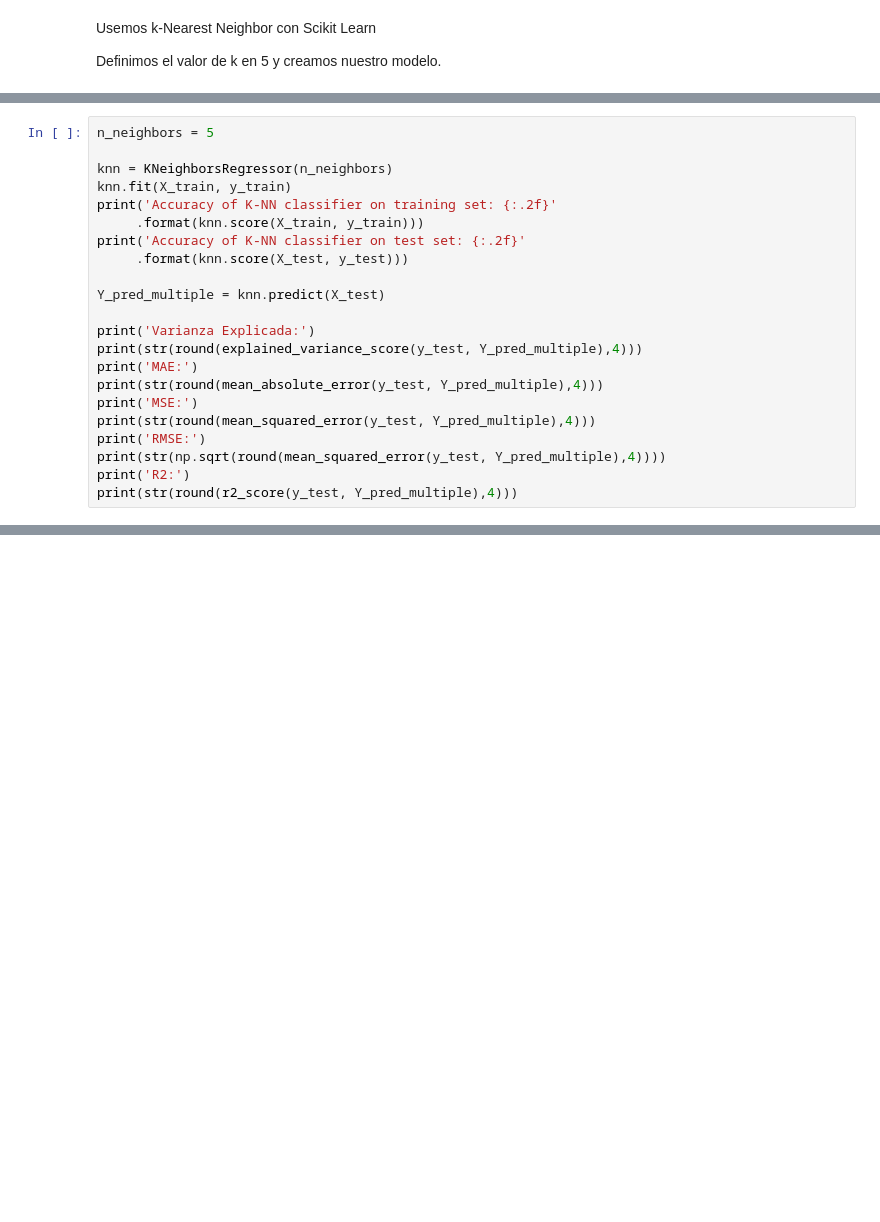
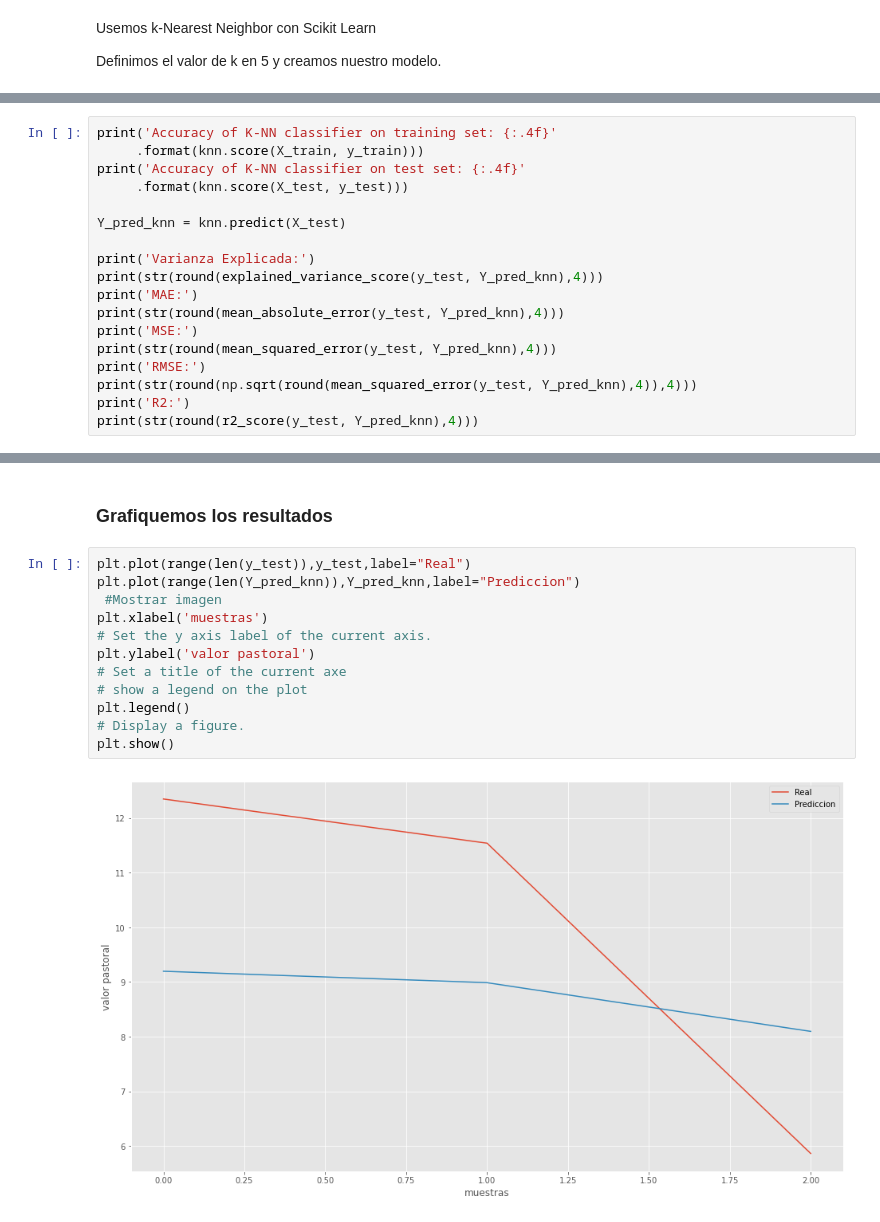
Before and after one commit to LucilaAllende/datos-tesina-2021, a Jupyter notebook: Cuadernos Jupyter/Forraje/Análisis Forraje KNN.ipynb, the cells around one changed output, grey strips where cells are left out. Drawn from its saved outputs; the diff is of its cells as text; blank space fills up the shorter version.

```diff
--- a/Cuadernos Jupyter/Forraje/Análisis Forraje KNN.ipynb
+++ b/Cuadernos Jupyter/Forraje/Análisis Forraje KNN.ipynb
@@ -356,23 +419,19 @@ Definimos el valor de k en 5 y creamos nuestro modelo.
 # %%
-n_neighbors = 5
-
-knn = KNeighborsRegressor(n_neighbors)
-knn.fit(X_train, y_train)
-print('Accuracy of K-NN classifier on training set: {:.2f}'
+print('Accuracy of K-NN classifier on training set: {:.4f}'
      .format(knn.score(X_train, y_train)))
-print('Accuracy of K-NN classifier on test set: {:.2f}'
+print('Accuracy of K-NN classifier on test set: {:.4f}'
      .format(knn.score(X_test, y_test)))
 
-Y_pred_multiple = knn.predict(X_test)
+Y_pred_knn = knn.predict(X_test)
 
 print('Varianza Explicada:')
-print(str(round(explained_variance_score(y_test, Y_pred_multiple),4)))
+print(str(round(explained_variance_score(y_test, Y_pred_knn),4)))
 print('MAE:')
-print(str(round(mean_absolute_error(y_test, Y_pred_multiple),4)))
+print(str(round(mean_absolute_error(y_test, Y_pred_knn),4)))
 print('MSE:')
-print(str(round(mean_squared_error(y_test, Y_pred_multiple),4)))
+print(str(round(mean_squared_error(y_test, Y_pred_knn),4)))
 print('RMSE:')
-print(str(np.sqrt(round(mean_squared_error(y_test, Y_pred_multiple),4))))
+print(str(round(np.sqrt(round(mean_squared_error(y_test, Y_pred_knn),4)),4)))
 print('R2:')
-print(str(round(r2_score(y_test, Y_pred_multiple),4)))
+print(str(round(r2_score(y_test, Y_pred_knn),4)))
 # %% [output]
@@ -400,0 +463,16 @@ Vemos que la precisión que nos da es de 3% en el set de entrenamiento y del 14%
+# %% [markdown]
+### Grafiquemos los resultados
+# %%
+plt.plot(range(len(y_test)),y_test,label="Real")
+plt.plot(range(len(Y_pred_knn)),Y_pred_knn,label="Prediccion")
+ #Mostrar imagen
+plt.xlabel('muestras')
+# Set the y axis label of the current axis.
+plt.ylabel('valor pastoral')
+# Set a title of the current axe
+# show a legend on the plot
+plt.legend()
+# Display a figure.
+plt.show()
+# %% [output]
+[figure, added]
```
Also changed, not shown: parts of 27 cells of this notebook.
